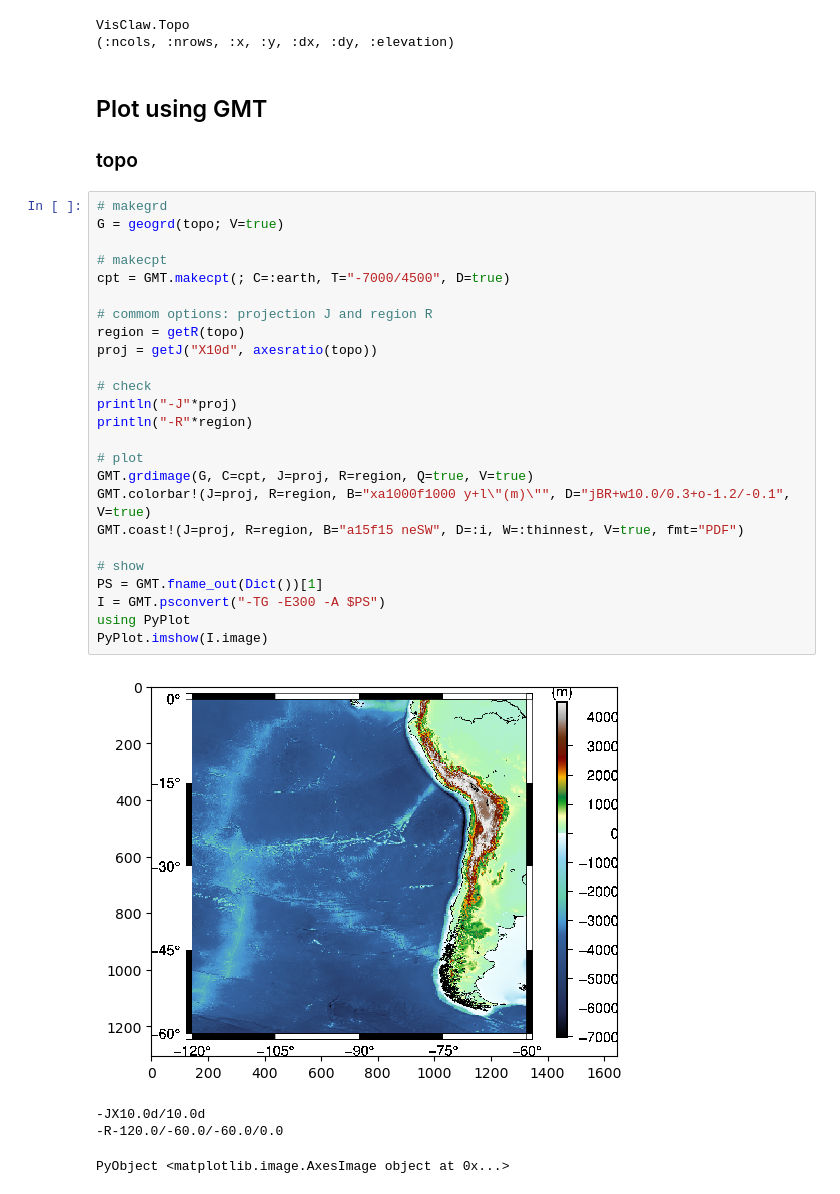
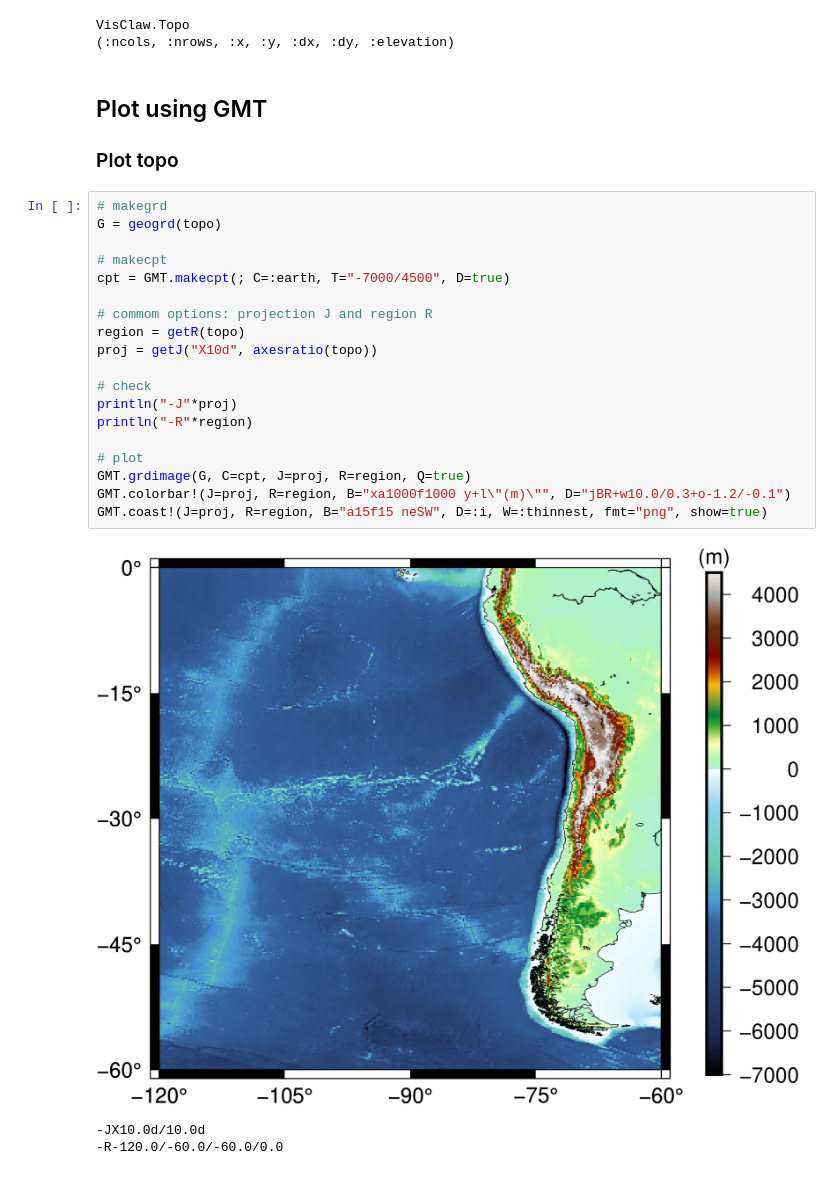
Before and after one commit to hydrocoast/VisClaw.jl, a Jupyter notebook: Examples_using_GMT.ipynb, the cells around one changed output. Saved outputs shown, nothing was run; the diff lists cells and outputs as text.

```diff
--- a/Examples_using_GMT.ipynb
+++ b/Examples_using_GMT.ipynb
@@ -23,35 +23,28 @@ VisClaw.Topo
 (:ncols, :nrows, :x, :y, :dx, :dy, :elevation)
 # %% [markdown]
 ## Plot using GMT
-### topo
+### Plot topo
 # %%
 # makegrd
-G = geogrd(topo; V=true)
+G = geogrd(topo)
 
 # makecpt
 cpt = GMT.makecpt(; C=:earth, T="-7000/4500", D=true)
 
 # commom options: projection J and region R
 region = getR(topo)
 proj = getJ("X10d", axesratio(topo))
 
 # check
 println("-J"*proj)
 println("-R"*region)
 
 # plot
-GMT.grdimage(G, C=cpt, J=proj, R=region, Q=true, V=true)
-GMT.colorbar!(J=proj, R=region, B="xa1000f1000 y+l\"(m)\"", D="jBR+w10.0/0.3+o-1.2/-0.1", V=true)
-GMT.coast!(J=proj, R=region, B="a15f15 neSW", D=:i, W=:thinnest, V=true, fmt="PDF")
-
-# show
-PS = GMT.fname_out(Dict())[1]
-I = GMT.psconvert("-TG -E300 -A $PS")
-using PyPlot
-PyPlot.imshow(I.image)
+GMT.grdimage(G, C=cpt, J=proj, R=region, Q=true)
+GMT.colorbar!(J=proj, R=region, B="xa1000f1000 y+l\"(m)\"", D="jBR+w10.0/0.3+o-1.2/-0.1")
+GMT.coast!(J=proj, R=region, B="a15f15 neSW", D=:i, W=:thinnest, fmt="png", show=true)
 # %% [output]
-[figure, old version]
+[figure, new version]
 -JX10.0d/10.0d
 -R-120.0/-60.0/-60.0/0.0
-PyObject <matplotlib.image.AxesImage object at 0x...>
 # %% [markdown]
```
Also changed, not shown: parts of 7 cells of this notebook.
